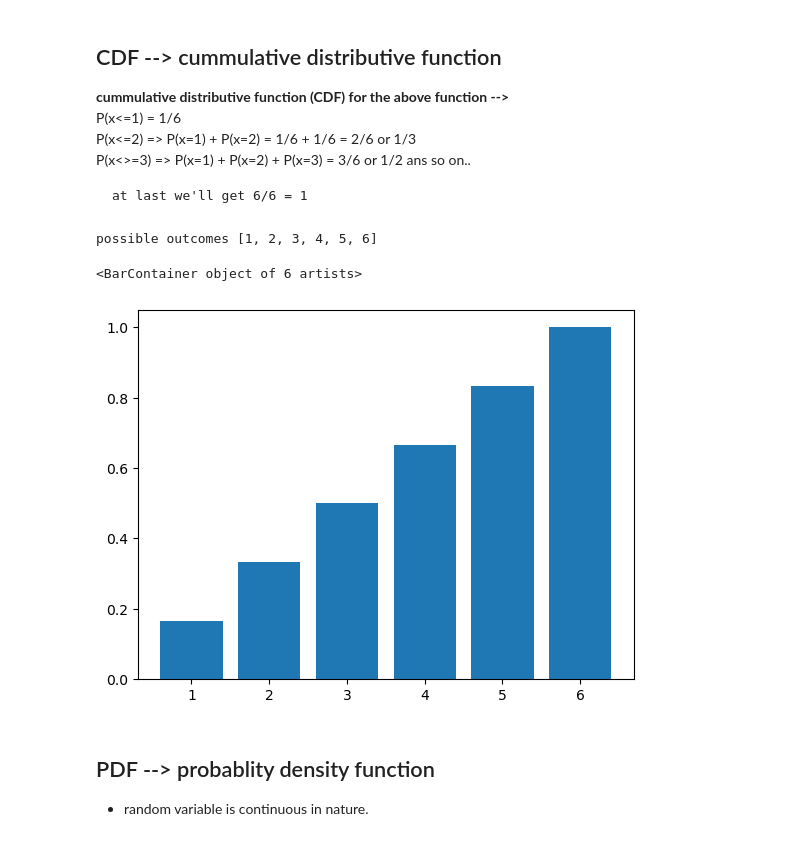
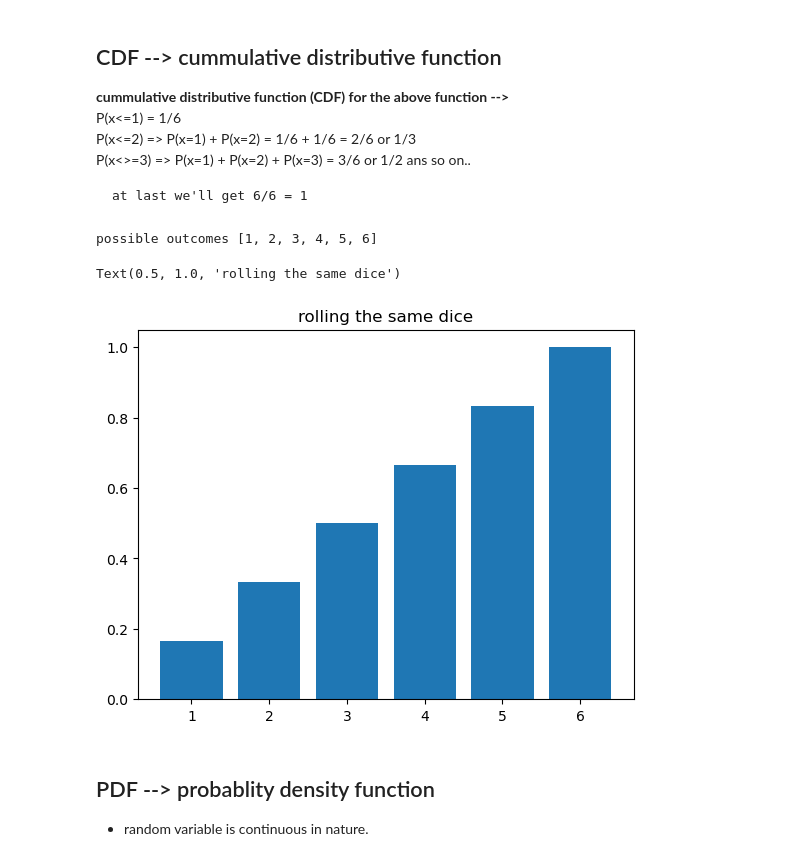
Before and after one commit to jkmloom/Data-Science, a Jupyter notebook: 01-statistics_advance_1/04-cdf.ipynb, the cells around one changed output. Cells and saved outputs as stored; diff of their text form; code cells hidden in the pictures.

```diff
--- a/01-statistics_advance_1/04-cdf.ipynb
+++ b/01-statistics_advance_1/04-cdf.ipynb
@@ -36,16 +36,17 @@ at last we'll get 6/6 = 1
 # %%
 # bar graph representing the CDF data for above function
 
 import matplotlib.pyplot as plt
 
 print("possible outcomes", possible_outcomes)
 cdf_outcomes = [1/6, 2/6, 3/6, 4/6, 5/6, 6/6]
 
 plt.bar(possible_outcomes, cdf_outcomes)
+plt.title('rolling the same dice')
 # %% [output]
 possible outcomes [1, 2, 3, 4, 5, 6]
-<BarContainer object of 6 artists>
+Text(0.5, 1.0, 'rolling the same dice')
-[figure, old version]
+[figure, new version]
 # %% [markdown]
 ## PDF --> probablity density function
 - random variable is continuous in nature.
```
Also changed, not shown: 1 other file.
